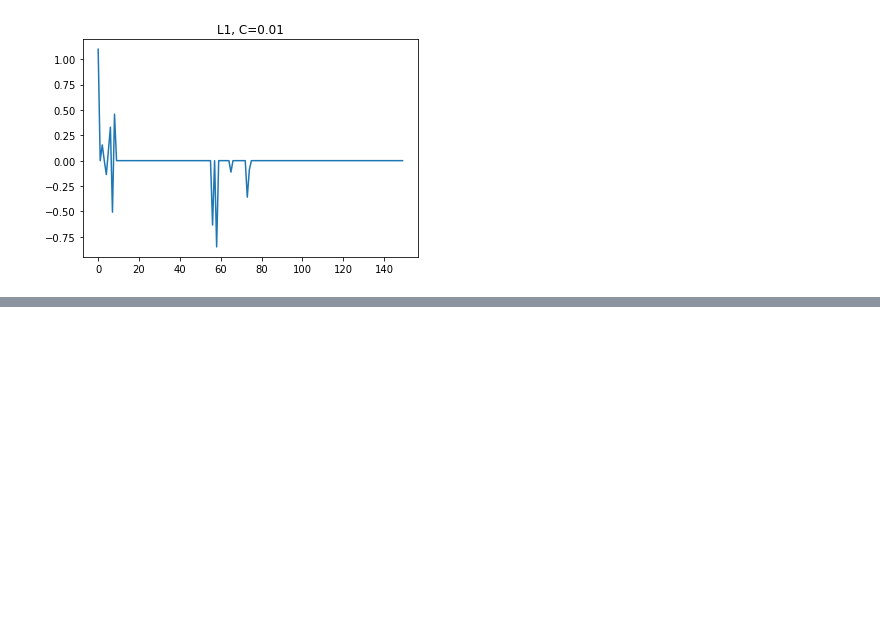
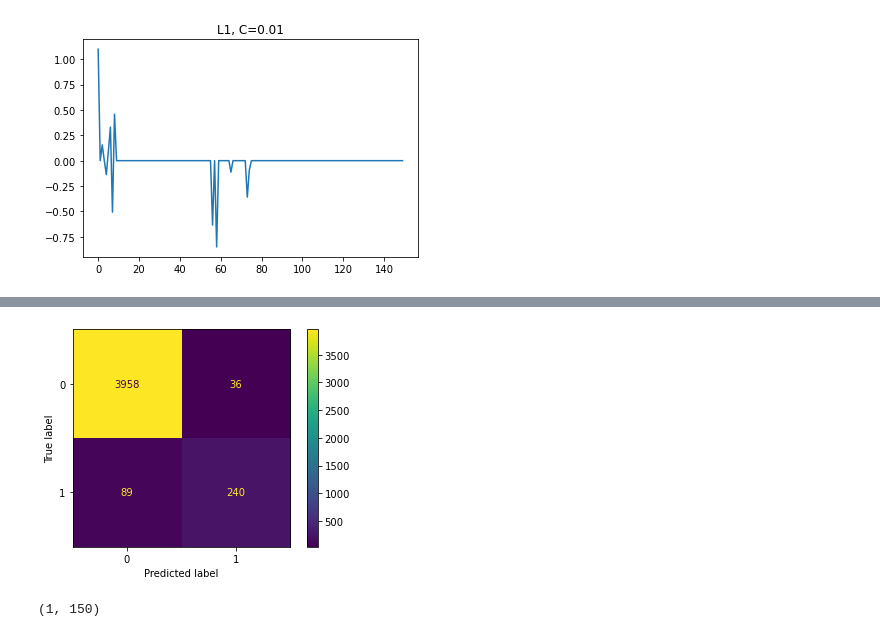
Before and after one commit to OsarodionOdion/skClassModels, a Jupyter notebook: skclass_models_hs.ipynb, the cells around one changed output, grey strips where cells are left out. Drawn from its saved outputs; the diff is of its cells as text; code cells hidden in the pictures; blank space fills up the shorter version.

```diff
--- a/skclass_models_hs.ipynb
+++ b/skclass_models_hs.ipynb
@@ -536,0 +563,12 @@ coef_plot(clf_l1_C01, 'L1, C=0.01')
+# %%
+pred_test_M4 = clf_l1_CV.predict(X_test)
+cm_test_M4 = confusion_matrix(y_test, pred_test_M4, labels=clf_l1_CV.classes_)
+disp_testM4 = ConfusionMatrixDisplay(confusion_matrix=cm_test_M4, display_labels=clf_l1_CV.classes_)
+disp_testM4.plot()
+plt.show()
+# %% [output]
+[figure, added]
+# %%
+clf_l1_CV.named_steps['classifier'].coef_.shape
+# %% [output]
+(1, 150)
```
Also changed, not shown: parts of 24 cells of this notebook.
